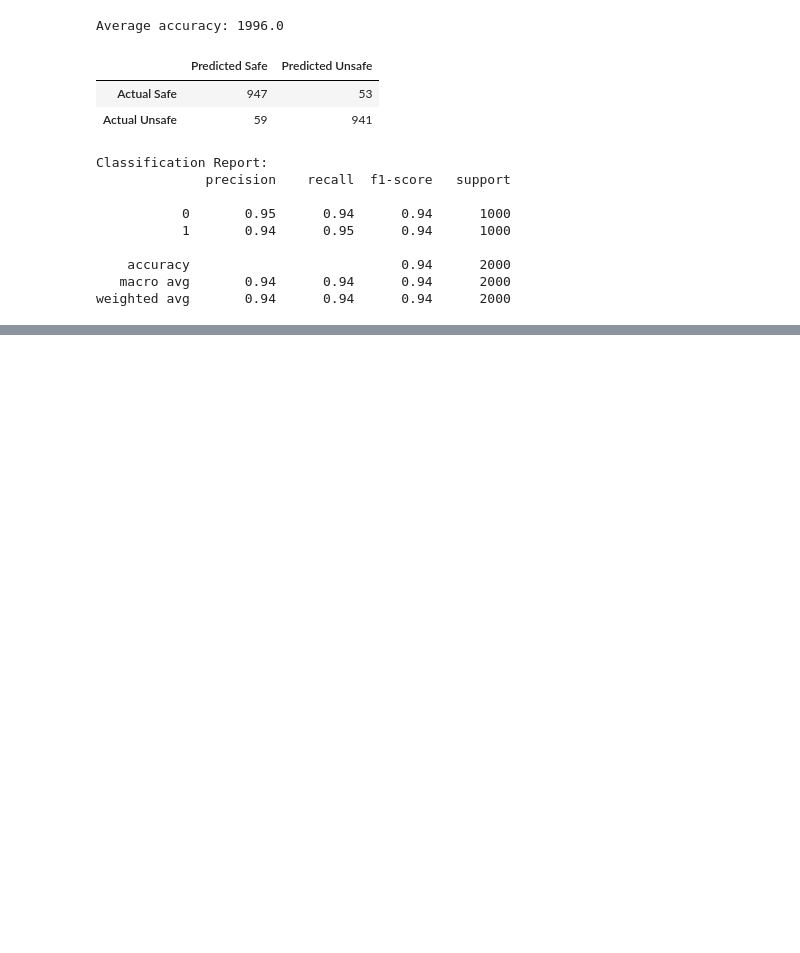
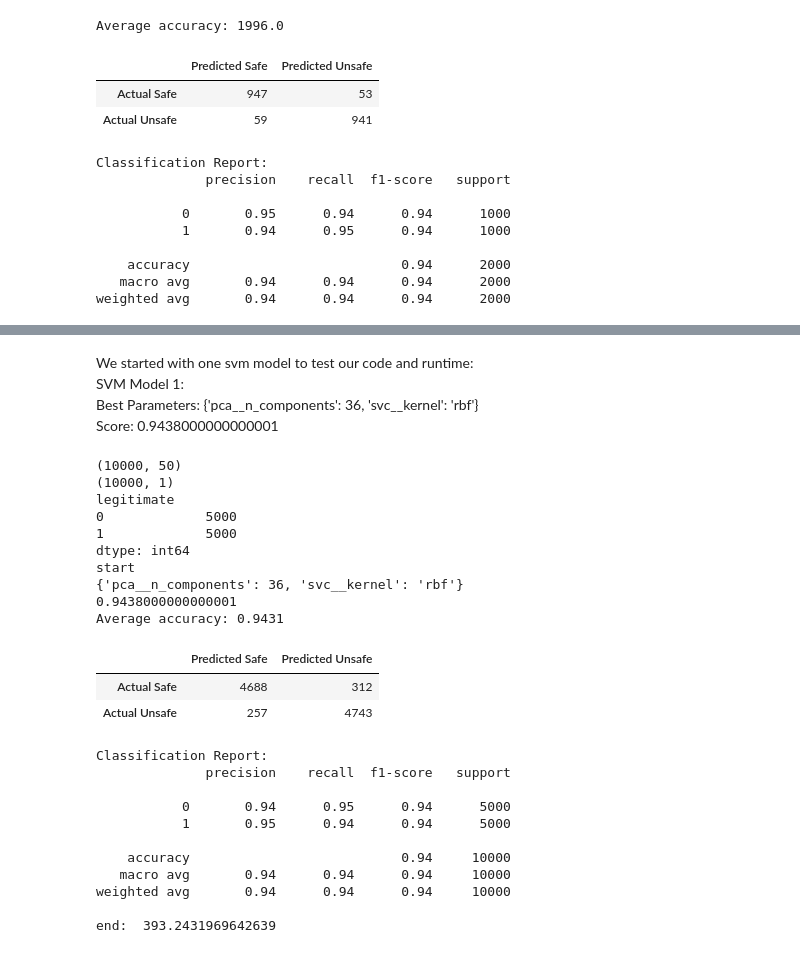
Before and after one commit to ayaabdelgawad/categorize-viruses, a Jupyter notebook: mal-classifier.ipynb, the cells around one changed output, grey strips where cells are left out. Saved outputs shown, nothing was run; the diff lists cells and outputs as text; code cells hidden in the pictures; blank space fills up the shorter version.

```diff
--- a/mal-classifier.ipynb
+++ b/mal-classifier.ipynb
@@ -1044,0 +1260,17 @@ Vandana put stuff here (don't forget to normalize data)
+# %%
+def make_SVC(data_X, data_Y, param_grid):
+    # Create a pipeline that includes scaling, PCA, and an SVC object
+    scaler = StandardScaler()
+    pca = PCA()
+    svc = SVC()
+    pipe_line = Pipeline(steps=[('scaler', scaler), ('pca', pca), ('svc', svc)] )
+
+
+    # Create GridSearchCV for the inner CV loop, cv=5
+    grid_search = GridSearchCV(pipe_line, param_grid, cv=5, scoring='accuracy')
+    grid_search.fit(data_X, data_Y)
+    print(grid_search.best_params_)
+    print(grid_search.best_score_)
+
+
+    return grid_search
@@ -1044,0 +1317,56 @@ Vandana put stuff here (don't forget to normalize data)
+# %% [markdown]
+We started with one svm model to test our code and runtime:\
+SVM Model 1:\
+Best Parameters: {'pca__n_components': 36, 'svc__kernel': 'rbf'}\
+Score: 0.9438000000000001
+# %%
+# SVM MODEL 1
+# Get 10,000 random records with balanced classes
+features,labels = get_svm_random_data(data,10000)
+print(features.shape)
+print(labels.shape)
+print(labels.value_counts())
+
+# Make SVM with 10000 records and the following parameters
+param_grid = {
+        'pca__n_components': [30,33,36,39,42,45,48],
+        'svc__kernel': ['linear','rbf'],
+}
+start = time.time()
+print("start")
+svm_model_1 = make_SVC(features,labels, param_grid)
+pred = cross_val_predict(svm_model_1, features, labels, cv=5)
+print ("Average accuracy:", accuracy_score (labels, pred))
+print_confusion_matrix (*confusion_matrix (labels, pred).ravel ())
+print ("Classification Report:")
+print (classification_report (labels, pred))
+end = time.time()
+print("end: ", end-start)
+# Save Model
+filename = 'svm_model_1.sav'
+pickle.dump(svm_model_1, open(filename, 'wb'))
+# %% [output]
+(10000, 50)
+(10000, 1)
+legitimate
+0             5000
+1             5000
+dtype: int64
+start
+{'pca__n_components': 36, 'svc__kernel': 'rbf'}
+0.9438000000000001
+Average accuracy: 0.9431
+|  | Predicted Safe | Predicted Unsafe |
+| Actual Safe | 4688 | 312 |
+| Actual Unsafe | 257 | 4743 |
+Classification Report:
+              precision    recall  f1-score   support
+
+           0       0.94      0.95      0.94      5000
+           1       0.95      0.94      0.94      5000
+
+    accuracy                           0.94     10000
+   macro avg       0.94      0.94      0.94     10000
+weighted avg       0.94      0.94      0.94     10000
+
+end:  393.2431969642639
```
Also changed, not shown: parts of 23 cells of this notebook, 2 other files.
